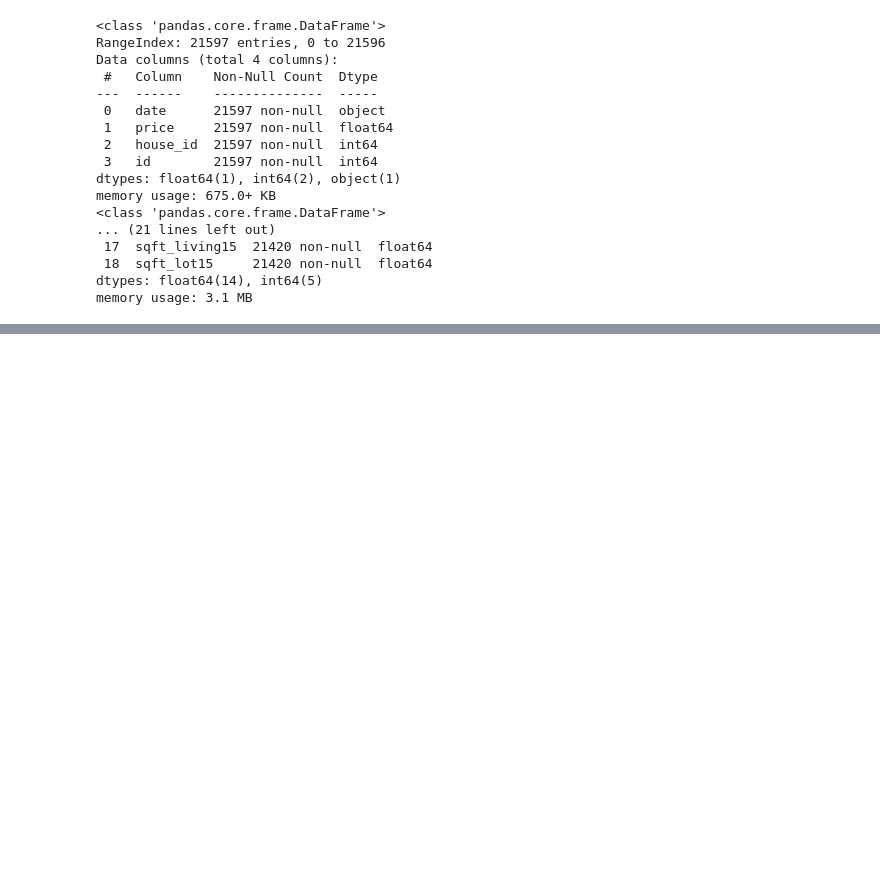
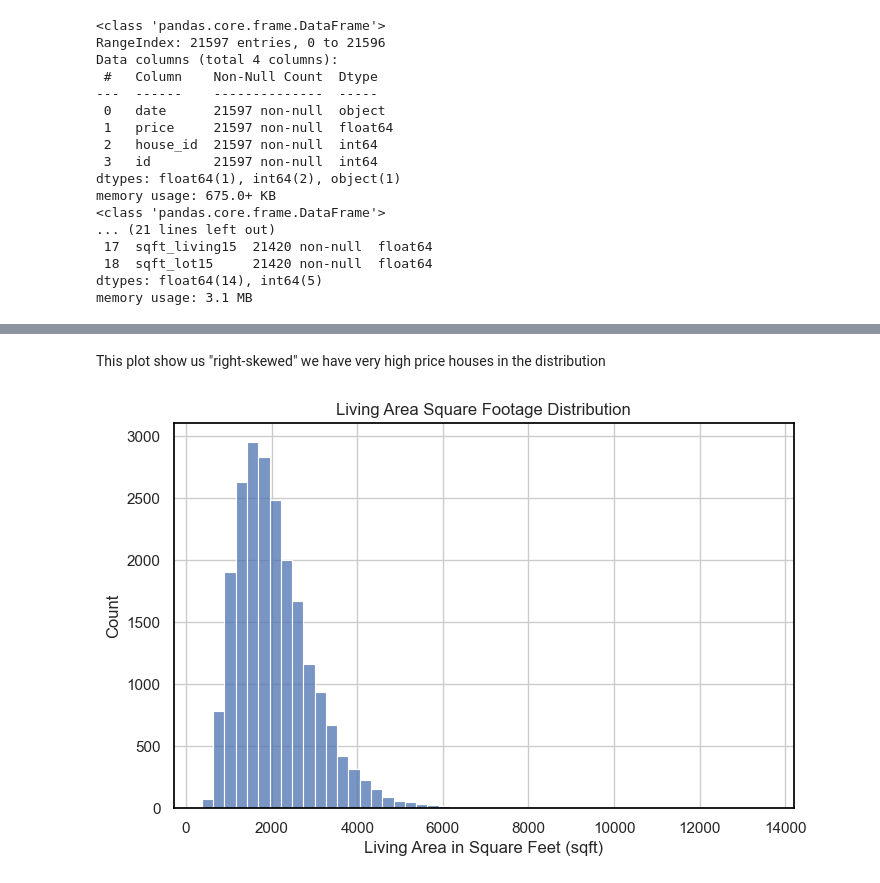
Before and after one commit to asimeoa/ds-eda-project-template_sia, a Jupyter notebook: eda_analysis_main.ipynb, the cells around one changed output, grey strips where cells are left out. Cells and saved outputs as stored; diff of their text form; code cells hidden in the pictures; blank space fills up the shorter version.

```diff
--- a/eda_analysis_main.ipynb
+++ b/eda_analysis_main.ipynb
@@ -454,0 +393,17 @@ Client chosen: **(your choice)**
+# %% [markdown]
+This plot show us "right-skewed" we have very high price houses in the distribution
+# %%
+import matplotlib.pyplot as plt
+import seaborn as sns
+import pandas as pd
+import numpy as np
+
+plt.figure(figsize=(8, 5))
+# Use the correct, renamed column name 'sqft_livingsquare'
+sns.histplot(df["sqft_livingsquare"], bins=50)
+plt.title("Living Area Square Footage Distribution")
+plt.xlabel("Living Area in Square Feet (sqft)") # Add a proper X-axis label
+plt.ylabel("Count")
+plt.show()
+# %% [output]
+[figure, added]
```
Also changed, not shown: parts of 131 cells of this notebook, 19 other files.
